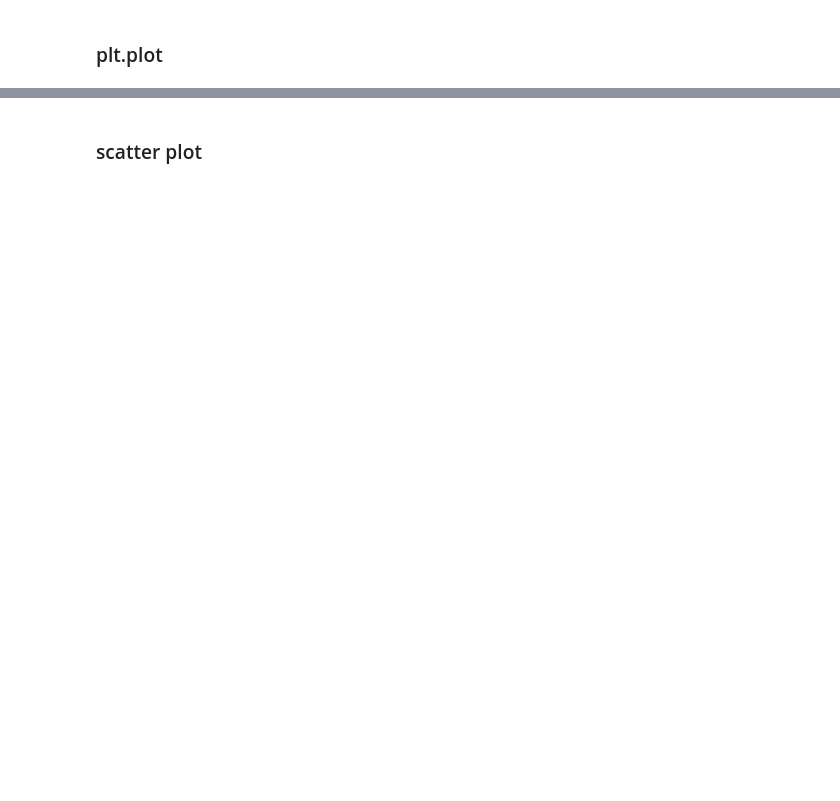
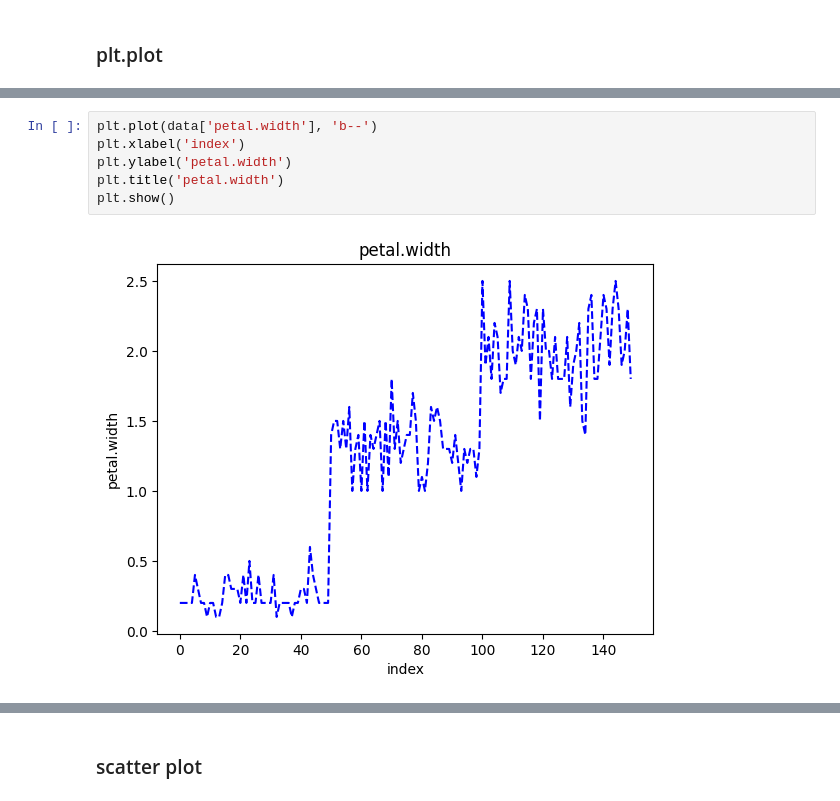
Before and after one commit to alirezasaharkhiz9/MyPythonWorkshop-at-FerdowsiUniversity, a Jupyter notebook: Introduction_to_Data_Science.ipynb, the cells around one changed output, grey strips where cells are left out. Drawn from its saved outputs; the diff is of its cells as text; blank space fills up the shorter version.

```diff
--- a/Introduction_to_Data_Science.ipynb
+++ b/Introduction_to_Data_Science.ipynb
@@ -63,0 +615,8 @@ data.iloc[], data.loc[], data.drop()
+# %%
+plt.plot(data['petal.width'], 'b--')
+plt.xlabel('index')
+plt.ylabel('petal.width')
+plt.title('petal.width')
+plt.show()
+# %% [output]
+[figure, added]
```
Also changed, not shown: parts of 88 cells of this notebook.
